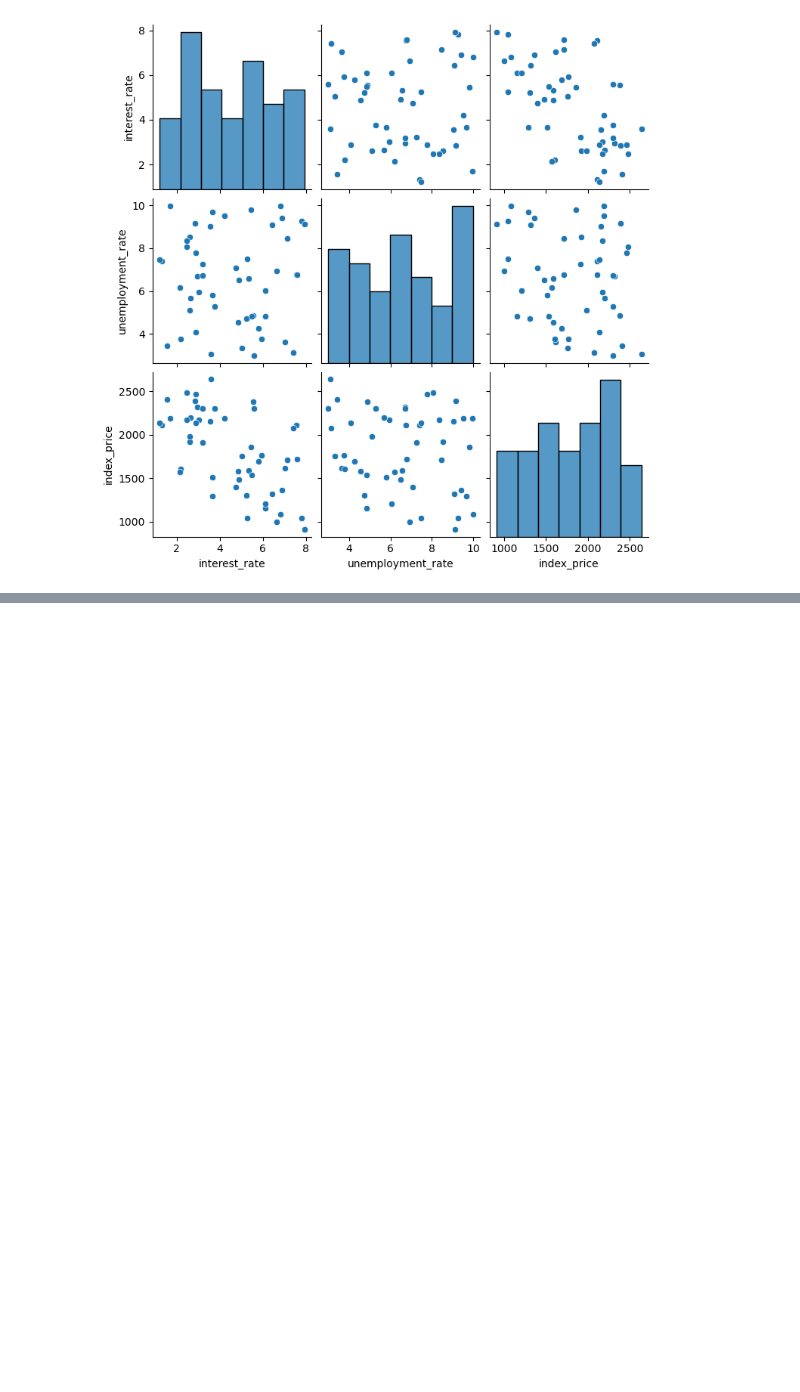
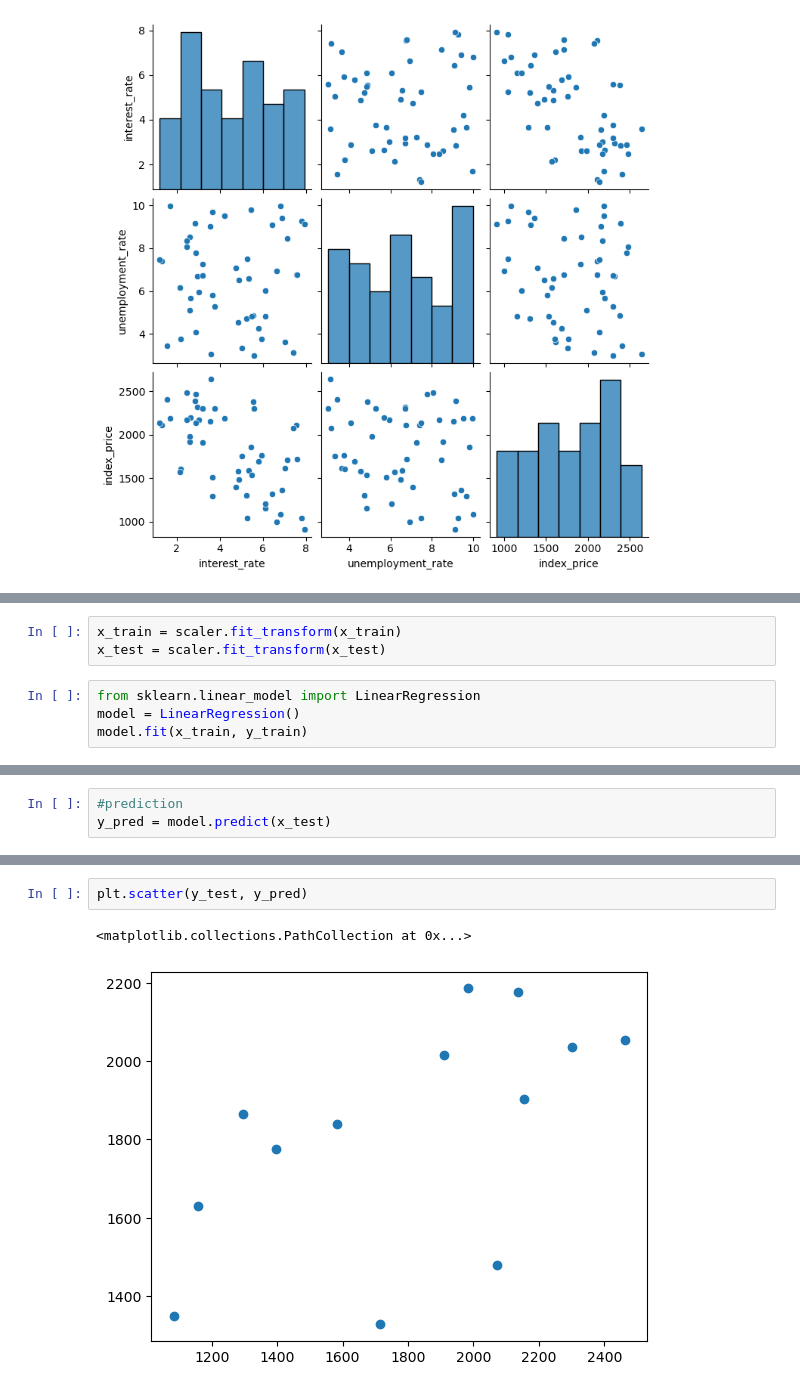
Before and after one commit to palnikachavan/ML_models, a Jupyter notebook: Supervised/MultipleLinearRegression.ipynb, the cells around one changed output, grey strips where cells are left out. Cells and saved outputs as stored; diff of their text form; blank space fills up the shorter version.

```diff
--- a/Supervised/MultipleLinearRegression.ipynb
+++ b/Supervised/MultipleLinearRegression.ipynb
@@ -38,0 +61,7 @@ sns.pairplot(df)
+# %%
+x_train = scaler.fit_transform(x_train)
+x_test = scaler.fit_transform(x_test)
+# %%
+from sklearn.linear_model import LinearRegression
+model = LinearRegression()
+model.fit(x_train, y_train)
@@ -38,0 +79,3 @@ sns.pairplot(df)
+# %%
+#prediction
+y_pred = model.predict(x_test)
@@ -38,0 +97,5 @@ sns.pairplot(df)
+# %%
+plt.scatter(y_test, y_pred)
+# %% [output]
+<matplotlib.collections.PathCollection at 0x...>
+[figure, added]
```
Also changed, not shown: parts of 11 cells of this notebook, 1 other file.
